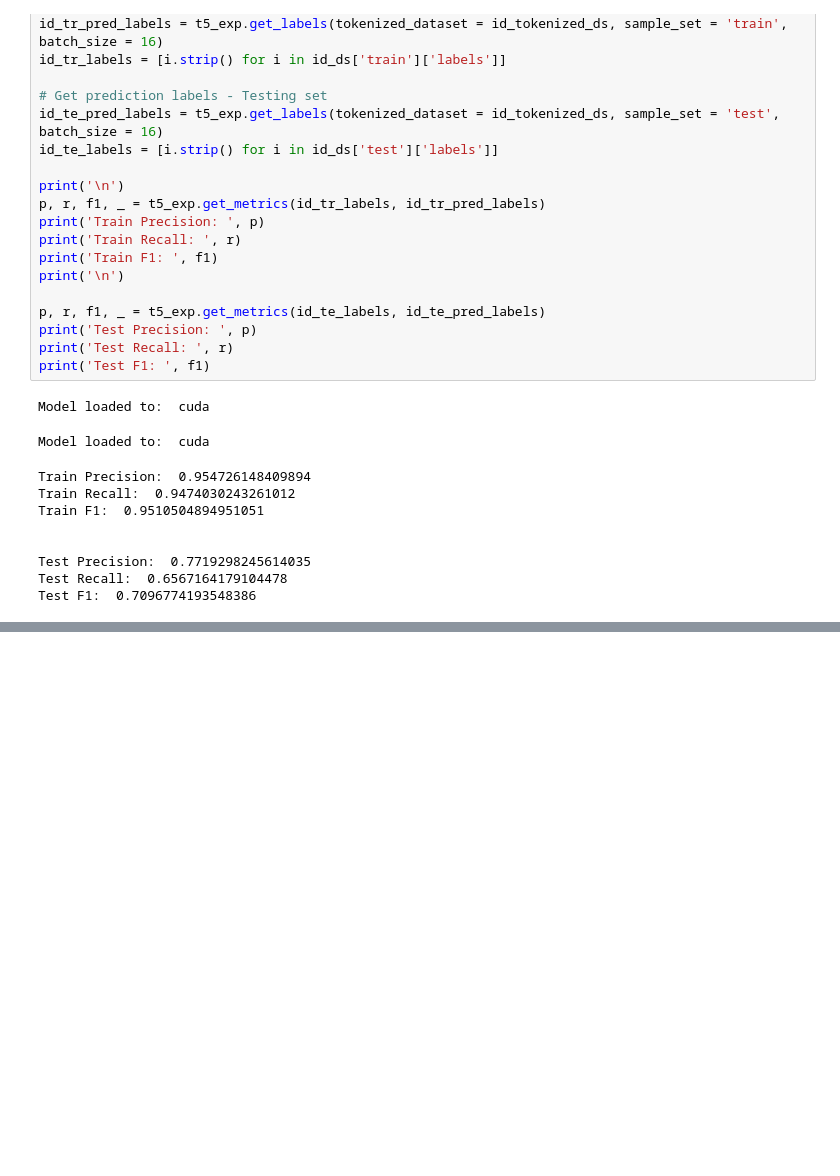
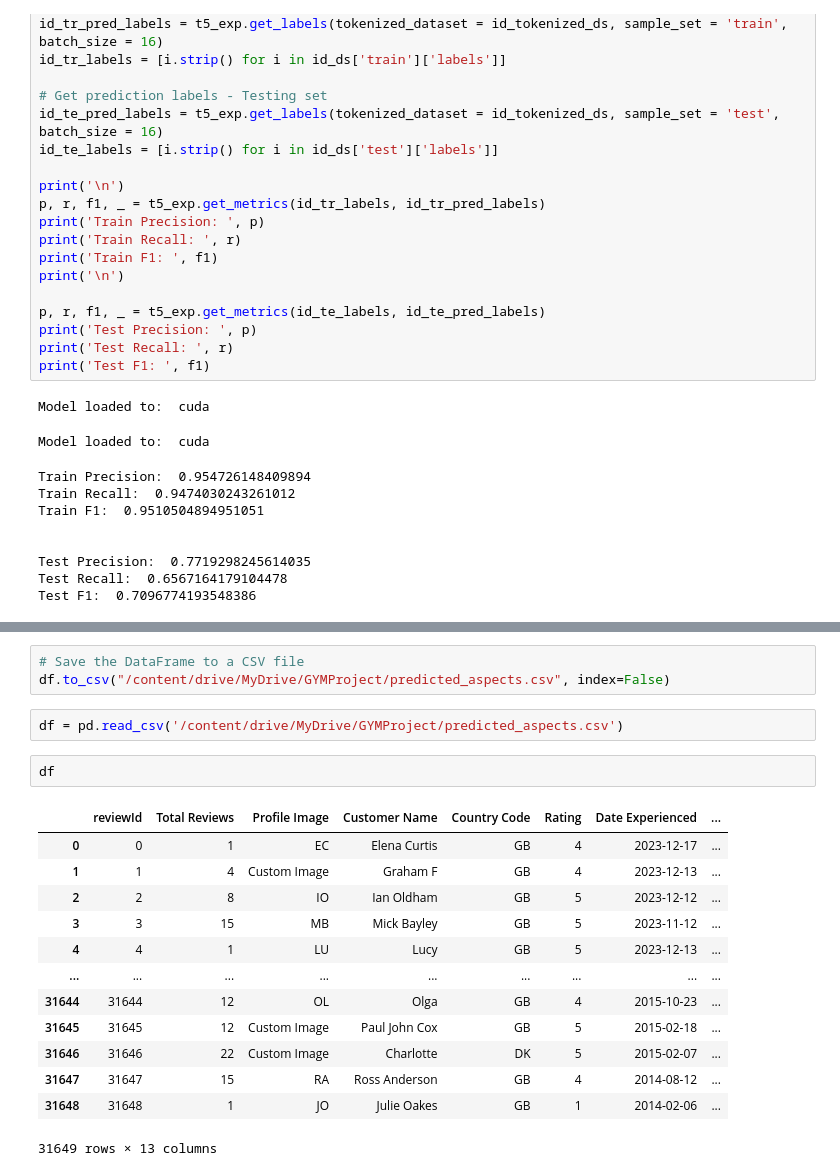
Before and after one commit to Kh0uloud/Fine-Grained-Sentiment-Analysis-for-Gym-Customer-Feedback, a Jupyter notebook: GYM.ipynb, the cells around one changed output, grey strips where cells are left out. Saved outputs shown, nothing was run; the diff lists cells and outputs as text; blank space fills up the shorter version.

```diff
--- a/GYM.ipynb
+++ b/GYM.ipynb
@@ -1243,0 +1701,21 @@ Test F1:  0.7096774193548386
+# %%
+# Save the DataFrame to a CSV file
+df.to_csv("/content/drive/MyDrive/GYMProject/predicted_aspects.csv", index=False)
+# %%
+df = pd.read_csv('/content/drive/MyDrive/GYMProject/predicted_aspects.csv')
+# %%
+df
+# %% [output]
+|  | reviewId | Total Reviews | Profile Image | Customer Name | Country Code | Rating | Date Experienced | ... |
+| 0 | 0 | 1 | EC | Elena Curtis | GB | 4 | 2023-12-17 | ... |
+| 1 | 1 | 4 | Custom Image | Graham F | GB | 4 | 2023-12-13 | ... |
+| 2 | 2 | 8 | IO | Ian Oldham | GB | 5 | 2023-12-12 | ... |
+| 3 | 3 | 15 | MB | Mick Bayley | GB | 5 | 2023-11-12 | ... |
+| 4 | 4 | 1 | LU | Lucy | GB | 5 | 2023-12-13 | ... |
+| ... | ... | ... | ... | ... | ... | ... | ... | ... |
+| 31644 | 31644 | 12 | OL | Olga | GB | 4 | 2015-10-23 | ... |
+| 31645 | 31645 | 12 | Custom Image | Paul John Cox | GB | 5 | 2015-02-18 | ... |
+| 31646 | 31646 | 22 | Custom Image | Charlotte | DK | 5 | 2015-02-07 | ... |
+| 31647 | 31647 | 15 | RA | Ross Anderson | GB | 4 | 2014-08-12 | ... |
+| 31648 | 31648 | 1 | JO | Julie Oakes | GB | 1 | 2014-02-06 | ... |
+31649 rows × 13 columns
```
Also changed, not shown: parts of 29 cells of this notebook.
